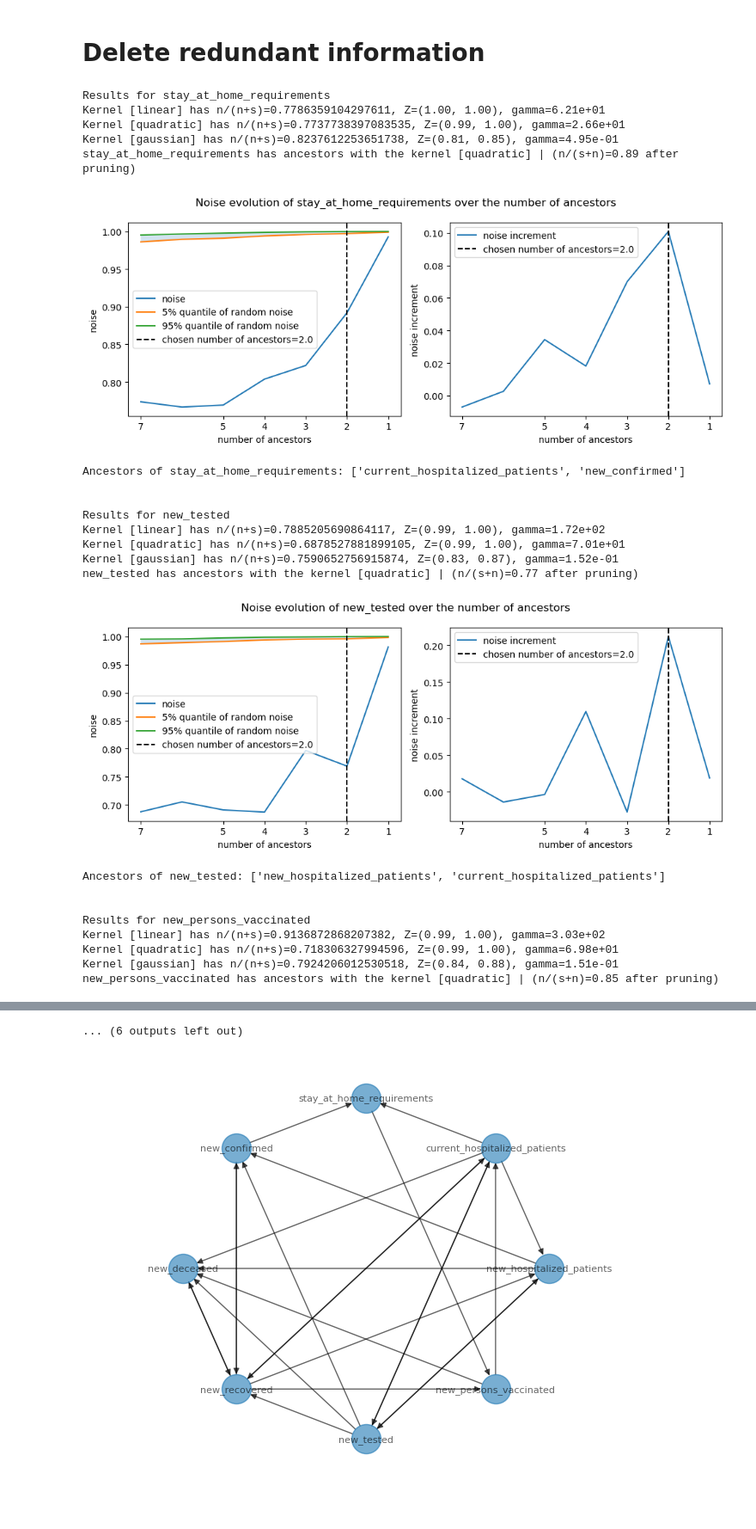
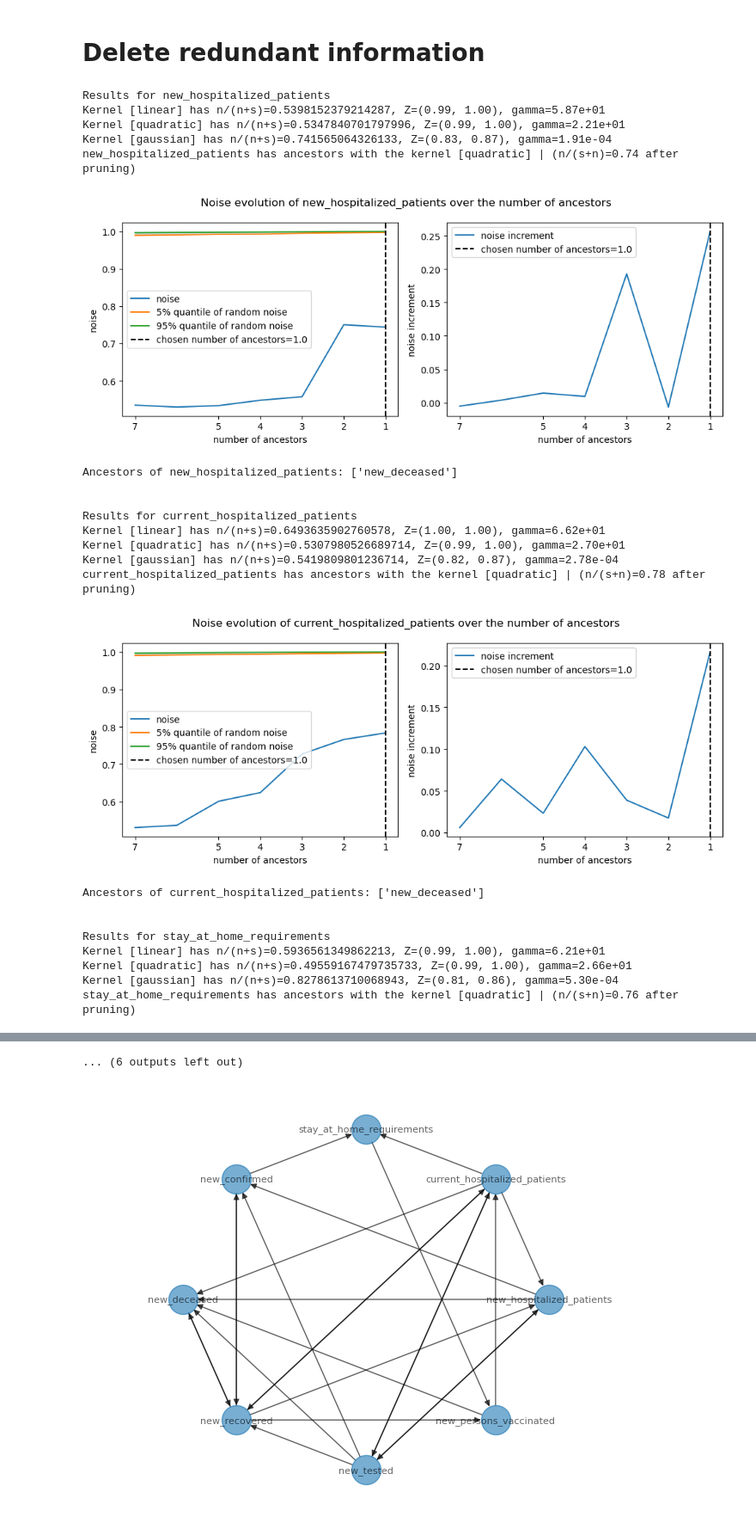
Before and after one commit to TheoBourdais/ComputationalHypergraphDiscovery, a Jupyter notebook: examples/COVID/COVID_graph_discovery.ipynb, the cells around one changed output, grey strips where cells are left out. Shown at 86% size. Cells and saved outputs as stored; diff of their text form; code cells hidden in the pictures.

```diff
--- a/examples/COVID/COVID_graph_discovery.ipynb
+++ b/examples/COVID/COVID_graph_discovery.ipynb
@@ -130,29 +129,29 @@ reduced_names = ['new_hospitalized_patients',
 df_reduced=df[reduced_names]
 # %%
 
-graph_discovery_reduced=CHD.GraphDiscovery.from_dataframe(df_reduced,normalize=True)
+graph_discovery_reduced=CHD.GraphDiscovery.from_dataframe(df_reduced,normalize=True,kernels=[0.1*LinearMode(),0.01*QuadraticMode(),0.001*GaussianMode(l=1)])
 graph_discovery_reduced.fit()
 # %% [output]
-Results for stay_at_home_requirements
-Kernel [linear] has n/(n+s)=0.7786359104297611, Z=(1.00, 1.00), gamma=6.21e+01
-Kernel [quadratic] has n/(n+s)=0.7737738397083535, Z=(0.99, 1.00), gamma=2.66e+01
-Kernel [gaussian] has n/(n+s)=0.8237612253651738, Z=(0.81, 0.85), gamma=4.95e-01
-stay_at_home_requirements has ancestors with the kernel [quadratic] | (n/(s+n)=0.89 after pruning)
+Results for new_hospitalized_patients
+Kernel [linear] has n/(n+s)=0.5398152379214287, Z=(0.99, 1.00), gamma=5.87e+01
+Kernel [quadratic] has n/(n+s)=0.5347840701797996, Z=(0.99, 1.00), gamma=2.21e+01
+Kernel [gaussian] has n/(n+s)=0.741565064326133, Z=(0.83, 0.87), gamma=1.91e-04
+new_hospitalized_patients has ancestors with the kernel [quadratic] | (n/(s+n)=0.74 after pruning)
-[figure, old version]
+[figure, new version]
-Ancestors of stay_at_home_requirements: ['current_hospitalized_patients', 'new_confirmed']
+Ancestors of new_hospitalized_patients: ['new_deceased']
 
 
-Results for new_tested
-Kernel [linear] has n/(n+s)=0.7885205690864117, Z=(0.99, 1.00), gamma=1.72e+02
-Kernel [quadratic] has n/(n+s)=0.6878527881899105, Z=(0.99, 1.00), gamma=7.01e+01
-Kernel [gaussian] has n/(n+s)=0.7590652756915874, Z=(0.83, 0.87), gamma=1.52e-01
-new_tested has ancestors with the kernel [quadratic] | (n/(s+n)=0.77 after pruning)
+Results for current_hospitalized_patients
+Kernel [linear] has n/(n+s)=0.6493635902760578, Z=(1.00, 1.00), gamma=6.62e+01
+Kernel [quadratic] has n/(n+s)=0.5307980526689714, Z=(0.99, 1.00), gamma=2.70e+01
+Kernel [gaussian] has n/(n+s)=0.5419809801236714, Z=(0.82, 0.87), gamma=2.78e-04
+current_hospitalized_patients has ancestors with the kernel [quadratic] | (n/(s+n)=0.78 after pruning)
-[figure, old version]
+[figure, new version]
-Ancestors of new_tested: ['new_hospitalized_patients', 'current_hospitalized_patients']
+Ancestors of current_hospitalized_patients: ['new_deceased']
 
 
-Results for new_persons_vaccinated
-Kernel [linear] has n/(n+s)=0.9136872868207382, Z=(0.99, 1.00), gamma=3.03e+02
-Kernel [quadratic] has n/(n+s)=0.718306327994596, Z=(0.99, 1.00), gamma=6.98e+01
-Kernel [gaussian] has n/(n+s)=0.7924206012530518, Z=(0.84, 0.88), gamma=1.51e-01
-new_persons_vaccinated has ancestors with the kernel [quadratic] | (n/(s+n)=0.85 after pruning)
+Results for stay_at_home_requirements
+Kernel [linear] has n/(n+s)=0.5936561349862213, Z=(0.99, 1.00), gamma=6.21e+01
+Kernel [quadratic] has n/(n+s)=0.49559167479735733, Z=(0.99, 1.00), gamma=2.66e+01
+Kernel [gaussian] has n/(n+s)=0.8278613710068943, Z=(0.81, 0.86), gamma=5.30e-04
+stay_at_home_requirements has ancestors with the kernel [quadratic] | (n/(s+n)=0.76 after pruning)
```
Also changed, not shown: parts of 7 cells of this notebook.
